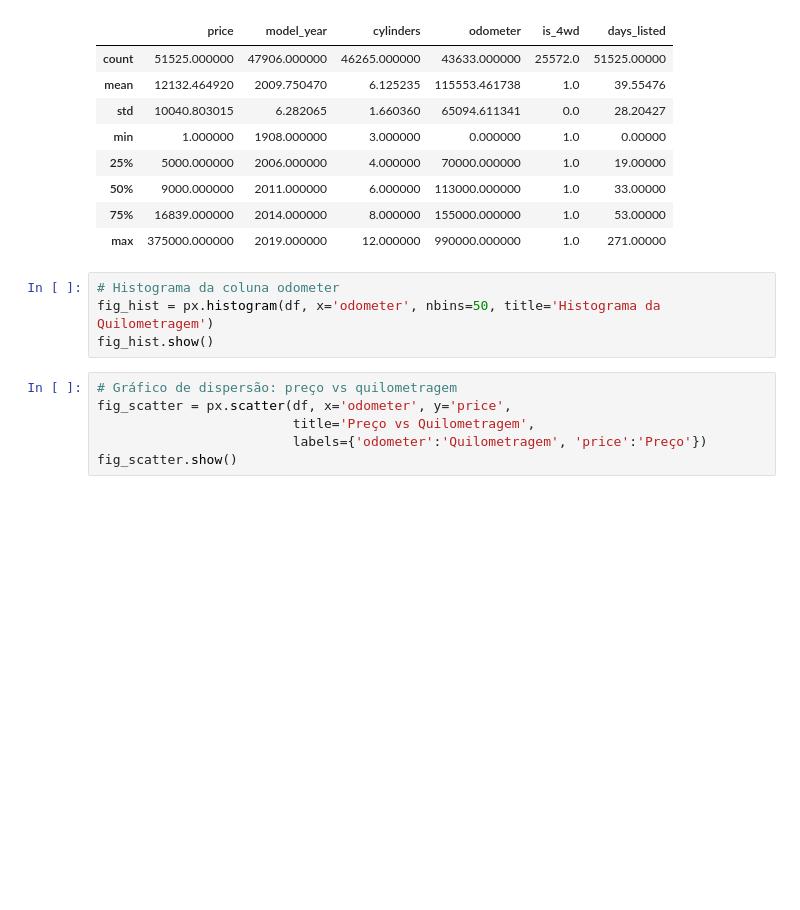
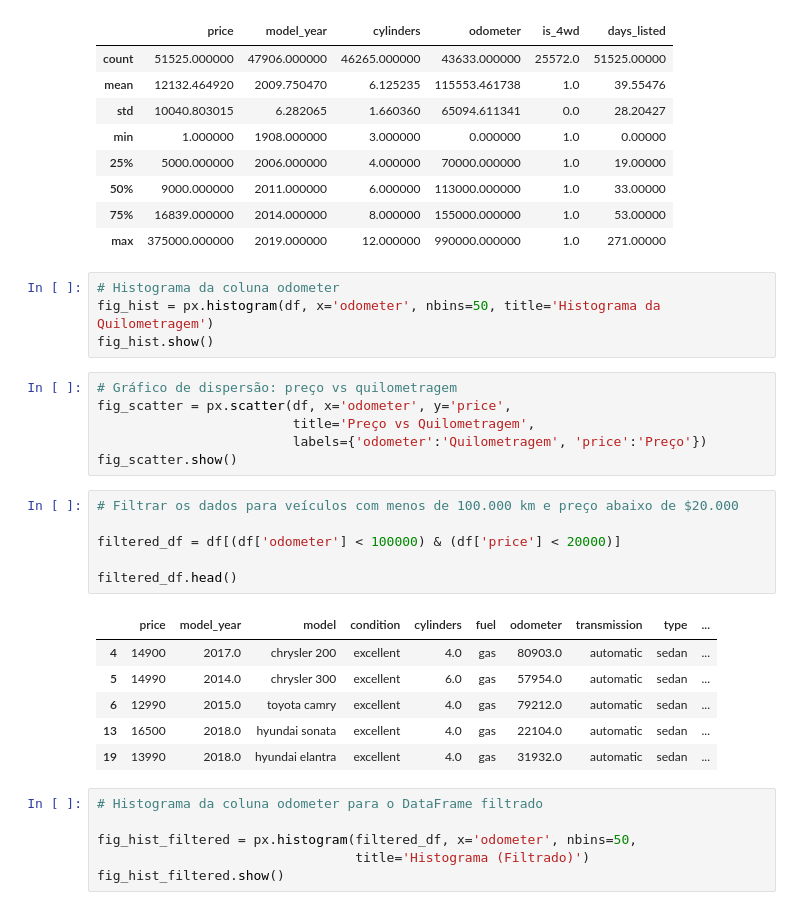
Before and after one commit to bebelalbrecht-dotcom/vehicles_env, a Jupyter notebook: notebooks/EAD.ipynb, the cells around one changed output. Cells and saved outputs as stored; diff of their text form; blank space fills up the shorter version.

Commit message:
filtrei dados fis fistograma e grafico de dispersão filtrados

```diff
--- a/notebooks/EAD.ipynb
+++ b/notebooks/EAD.ipynb
@@ -36,3 +36,22 @@ fig_scatter = px.scatter(df, x='odometer', y='price',
                          title='Preço vs Quilometragem',
                          labels={'odometer':'Quilometragem', 'price':'Preço'})
 fig_scatter.show()
+# %%
+# Filtrar os dados para veículos com menos de 100.000 km e preço abaixo de $20.000
+
+filtered_df = df[(df['odometer'] < 100000) & (df['price'] < 20000)]
+
+filtered_df.head()
+# %% [output]
+|  | price | model_year | model | condition | cylinders | fuel | odometer | transmission | type | ... |
+| 4 | 14900 | 2017.0 | chrysler 200 | excellent | 4.0 | gas | 80903.0 | automatic | sedan | ... |
+| 5 | 14990 | 2014.0 | chrysler 300 | excellent | 6.0 | gas | 57954.0 | automatic | sedan | ... |
+| 6 | 12990 | 2015.0 | toyota camry | excellent | 4.0 | gas | 79212.0 | automatic | sedan | ... |
+| 13 | 16500 | 2018.0 | hyundai sonata | excellent | 4.0 | gas | 22104.0 | automatic | sedan | ... |
+| 19 | 13990 | 2018.0 | hyundai elantra | excellent | 4.0 | gas | 31932.0 | automatic | sedan | ... |
+# %%
+# Histograma da coluna odometer para o DataFrame filtrado
+
+fig_hist_filtered = px.histogram(filtered_df, x='odometer', nbins=50,
+                                 title='Histograma (Filtrado)')
+fig_hist_filtered.show()
```
Also changed, not shown: parts of 1 cell of this notebook, 1 other file.
